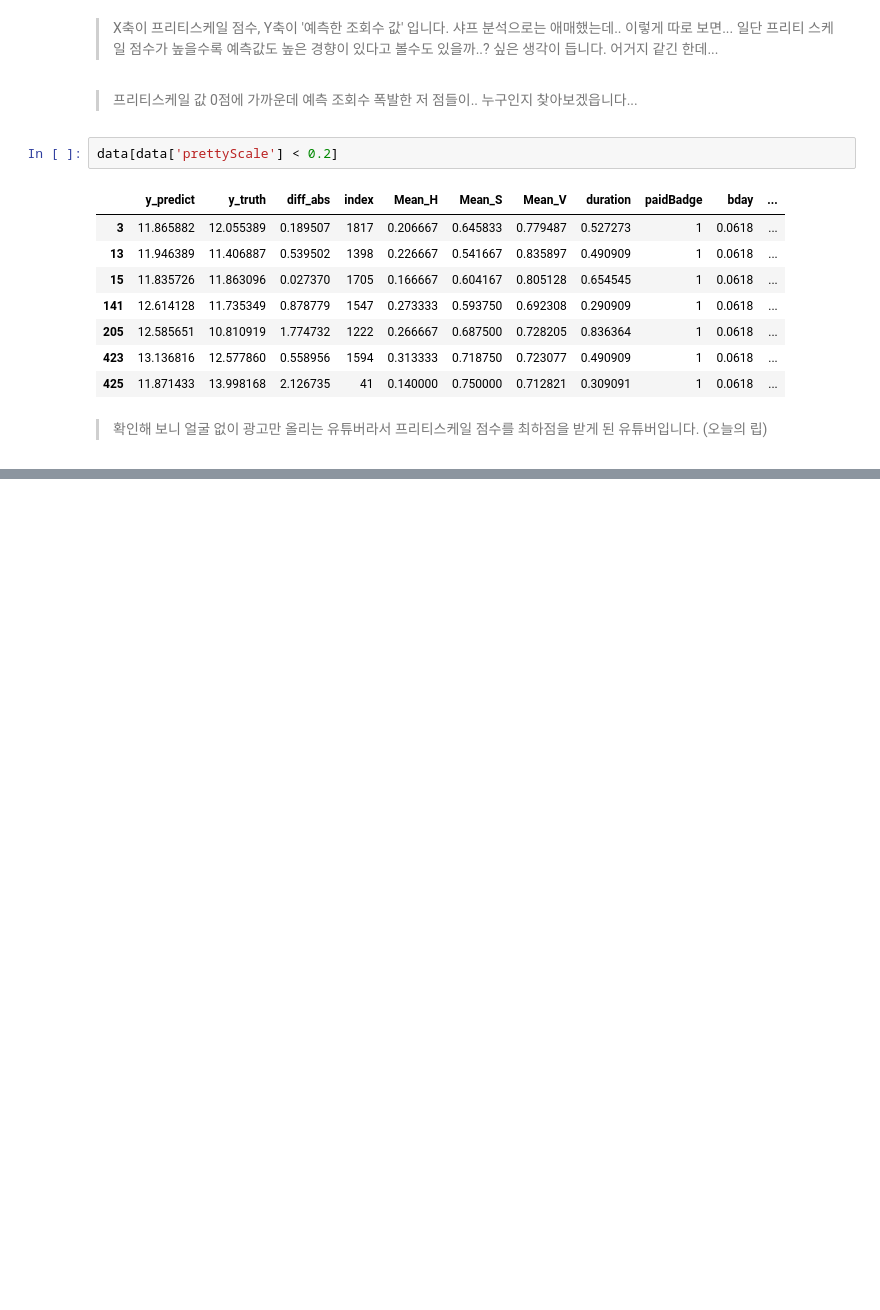
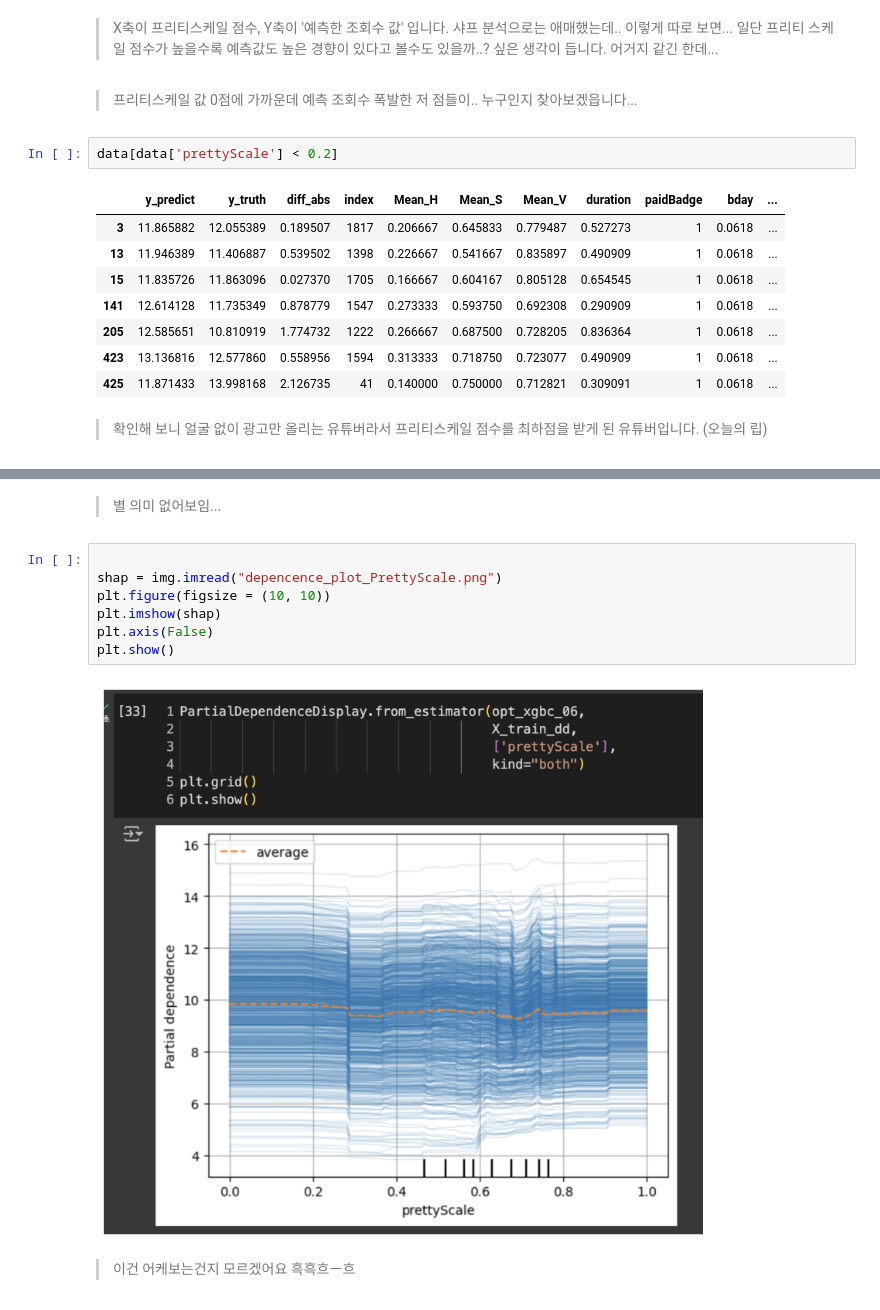
Before and after one commit to surisurikim/beauty_shorts_ads, a Jupyter notebook: code_03_Modeling/AFTER_modeling/SHAP분석이후.ipynb, the cells around one changed output, grey strips where cells are left out. Cells and saved outputs as stored; diff of their text form; blank space fills up the shorter version.

```diff
--- a/code_03_Modeling/AFTER_modeling/SHAP분석이후.ipynb
+++ b/code_03_Modeling/AFTER_modeling/SHAP분석이후.ipynb
@@ -113,0 +125,13 @@ data[data['prettyScale'] < 0.2]
+# %% [markdown]
+> 별 의미 없어보임...
+# %%
+
+shap = img.imread("depencence_plot_PrettyScale.png")
+plt.figure(figsize = (10, 10))
+plt.imshow(shap)
+plt.axis(False)
+plt.show()
+# %% [output]
+[figure, added]
+# %% [markdown]
+> 이건 어케보는건지 모르겠어요 흑흑흐ㅡ흐
```
Also changed, not shown: parts of 2 cells of this notebook, 1 other file.
